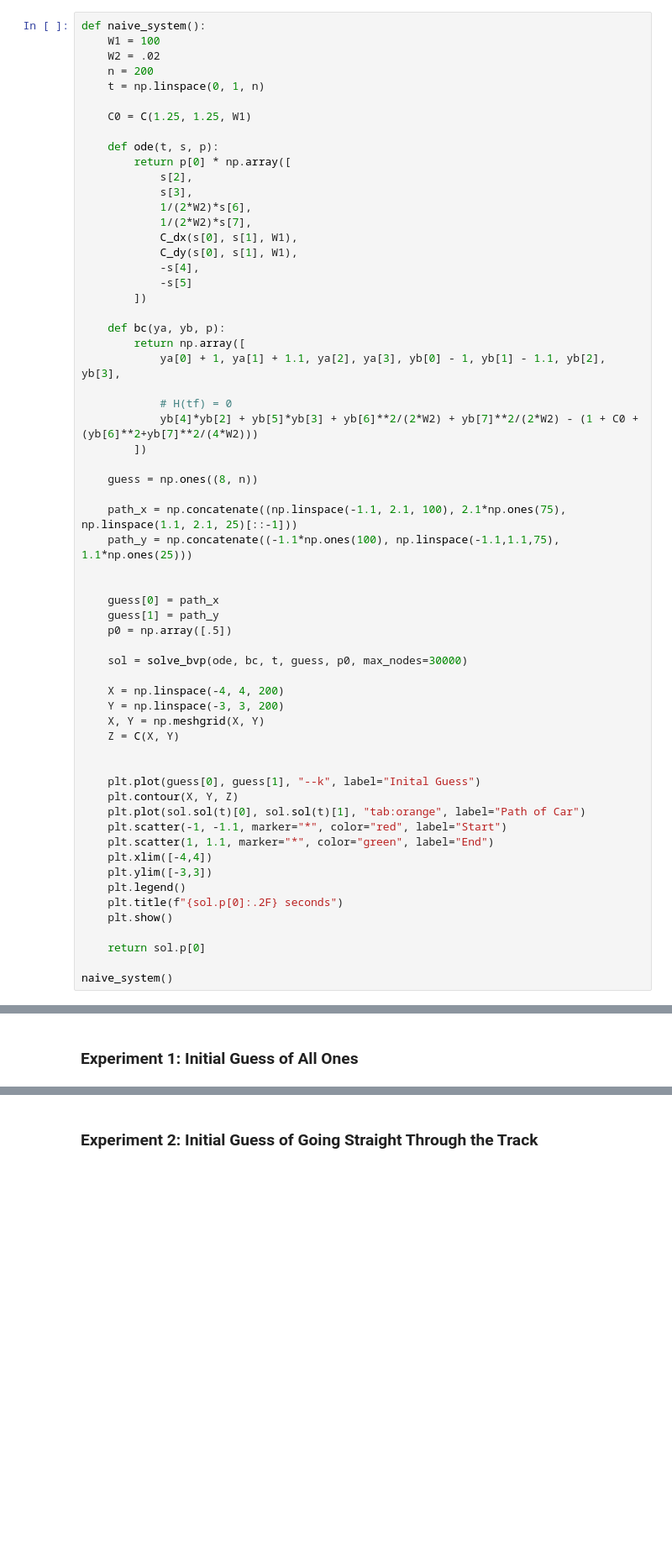
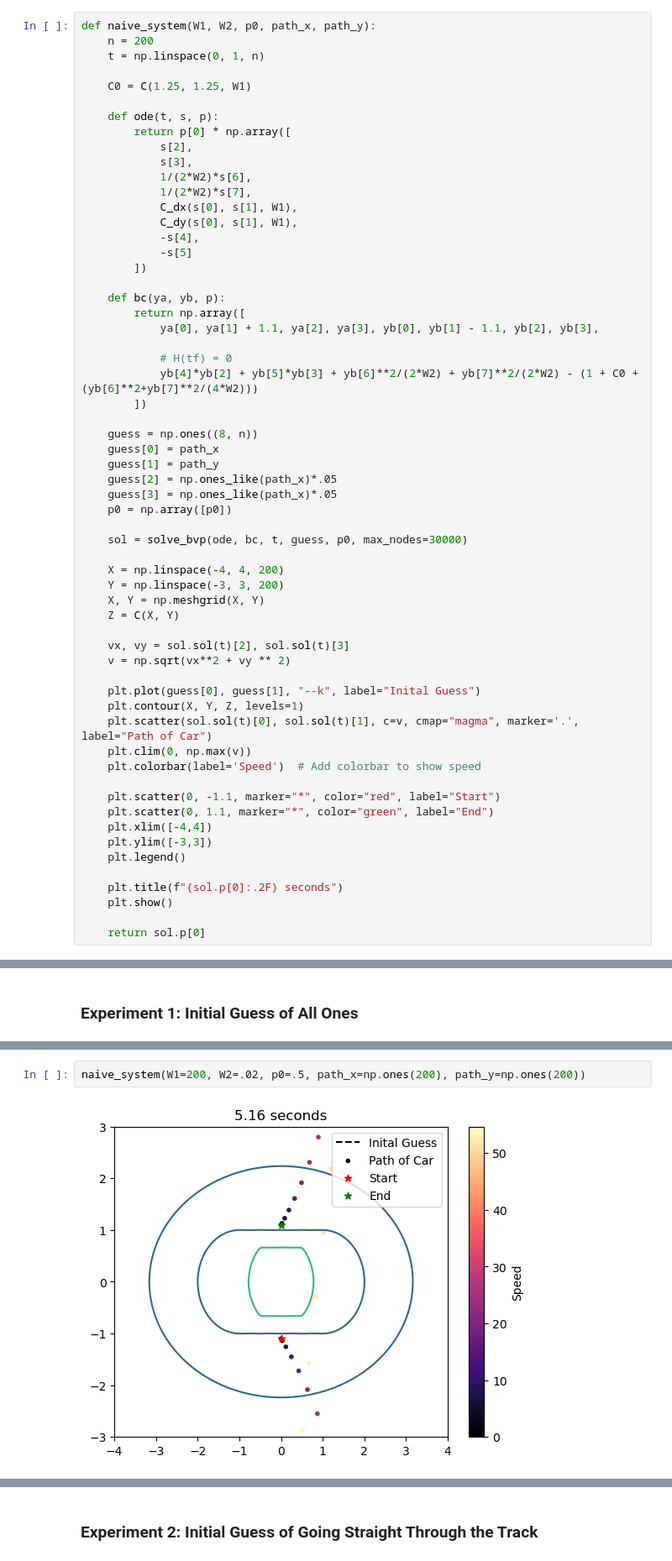
Before and after one commit to GeoDavid1/Vol4Project, a Jupyter notebook: final_write_up.ipynb, the cells around one changed output, grey strips where cells are left out. Shown at 84% size. Saved outputs shown, nothing was run; the diff lists cells and outputs as text; blank space fills up the shorter version.

Commit message:
naive colorbar

```diff
--- a/final_write_up.ipynb
+++ b/final_write_up.ipynb
@@ -135,9 +136,7 @@ p_3u_{acc}\sin(\theta) - p_4u_{acc}\cos(\theta) \\
 # %% [markdown]
 We initially tested the naive approach, neglecting the traction constraint, and found success when the initial conditions were appropriately set. However, when initialized to ones (a scenario lacking physical sense), we observed erratic paths that failed to function properly. Setting the initial conditions for a straight path through the track resulted in a local minimum, trapping the optimal control and producing an illegal, straight trajectory through the track. Ultimately, initializing the conditions with a non-optimal path around the track prompted the optimal control to correct the trajectory, aligning it with the optimal path around the track.
 # %%
-def naive_system():
-    W1 = 100
-    W2 = .02
+def naive_system(W1, W2, p0, path_x, path_y):
     n = 200
     t = np.linspace(0, 1, n)
 
@@ -157,21 +156,18 @@ def naive_system():
 
     def bc(ya, yb, p):
         return np.array([
-            ya[0] + 1, ya[1] + 1.1, ya[2], ya[3], yb[0] - 1, yb[1] - 1.1, yb[2], yb[3],
+            ya[0], ya[1] + 1.1, ya[2], ya[3], yb[0], yb[1] - 1.1, yb[2], yb[3],
 
             # H(tf) = 0
             yb[4]*yb[2] + yb[5]*yb[3] + yb[6]**2/(2*W2) + yb[7]**2/(2*W2) - (1 + C0 + (yb[6]**2+yb[7]**2/(4*W2)))
         ])
 
     guess = np.ones((8, n))
-
-    path_x = np.concatenate((np.linspace(-1.1, 2.1, 100), 2.1*np.ones(75), np.linspace(1.1, 2.1, 25)[::-1]))
-    path_y = np.concatenate((-1.1*np.ones(100), np.linspace(-1.1,1.1,75), 1.1*np.ones(25)))
-
-
     guess[0] = path_x
     guess[1] = path_y
-    p0 = np.array([.5])
+    guess[2] = np.ones_like(path_x)*.05
+    guess[3] = np.ones_like(path_x)*.05
+    p0 = np.array([p0])
 
     sol = solve_bvp(ode, bc, t, guess, p0, max_nodes=30000)
 
@@ -180,21 +176,25 @@ def naive_system():
     X, Y = np.meshgrid(X, Y)
     Z = C(X, Y)
 
+    vx, vy = sol.sol(t)[2], sol.sol(t)[3]
+    v = np.sqrt(vx**2 + vy ** 2)
 
     plt.plot(guess[0], guess[1], "--k", label="Inital Guess")
-    plt.contour(X, Y, Z)
-    plt.plot(sol.sol(t)[0], sol.sol(t)[1], "tab:orange", label="Path of Car")
-    plt.scatter(-1, -1.1, marker="*", color="red", label="Start")
-    plt.scatter(1, 1.1, marker="*", color="green", label="End")
+    plt.contour(X, Y, Z, levels=1)
+    plt.scatter(sol.sol(t)[0], sol.sol(t)[1], c=v, cmap="magma", marker='.', label="Path of Car")
+    plt.clim(0, np.max(v))
+    plt.colorbar(label='Speed')  # Add colorbar to show speed
+
+    plt.scatter(0, -1.1, marker="*", color="red", label="Start")
+    plt.scatter(0, 1.1, marker="*", color="green", label="End")
     plt.xlim([-4,4])
     plt.ylim([-3,3])
     plt.legend()
+
     plt.title(f"{sol.p[0]:.2F} seconds")
     plt.show()
 
     return sol.p[0]
-
-naive_system()
 # %% [markdown]
 ### Graphs
 # %% [markdown]
@@ -203,0 +202,4 @@ naive_system()
+# %%
+naive_system(W1=200, W2=.02, p0=.5, path_x=np.ones(200), path_y=np.ones(200))
+# %% [output]
+[figure, added]
```
Also changed, not shown: parts of 8 cells of this notebook.
